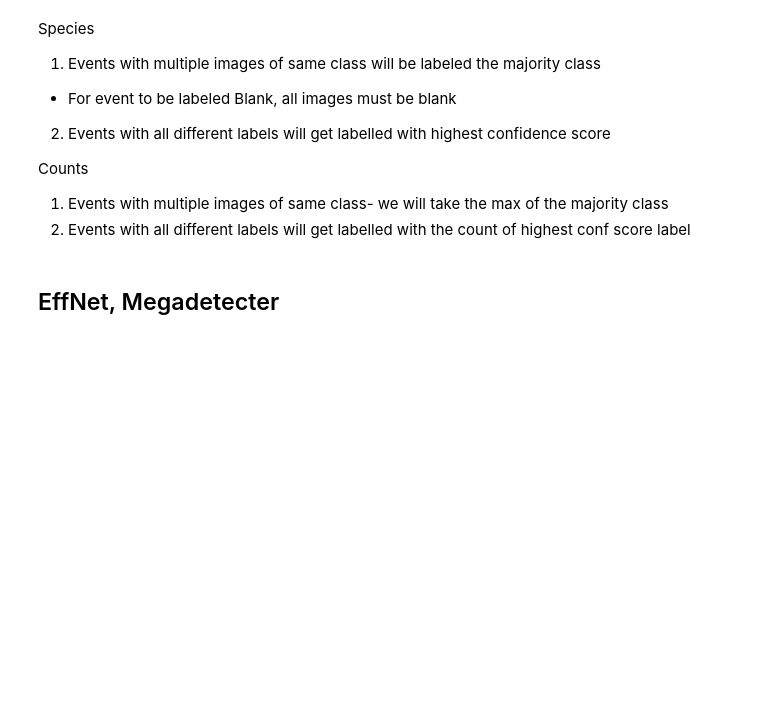
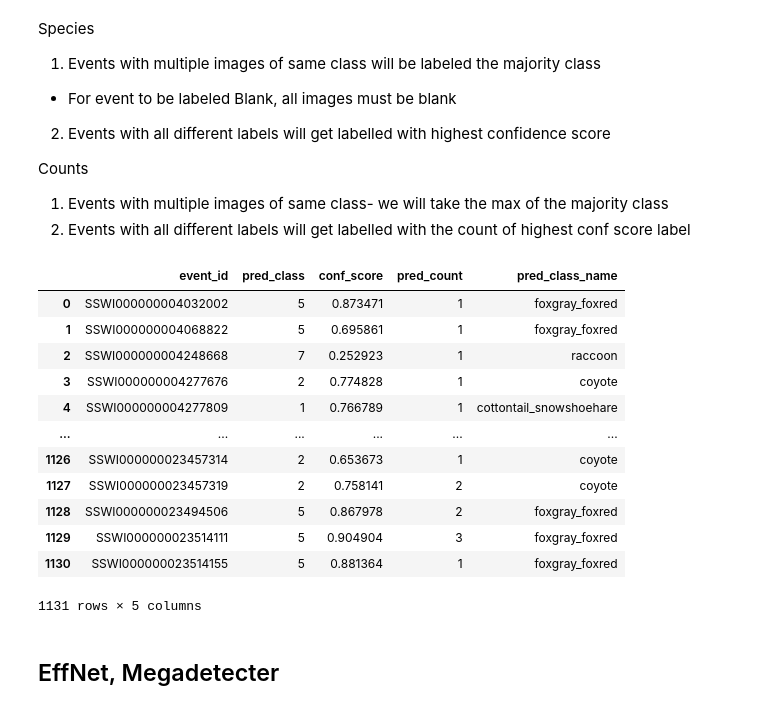
Before and after one commit to jroshanucb/capstone, a Jupyter notebook: ensemble/Ensemble Predictions.ipynb, the cells around one changed output. Cells and saved outputs as stored; diff of their text form; code cells hidden in the pictures; blank space fills up the shorter version.

```diff
--- a/ensemble/Ensemble Predictions.ipynb
+++ b/ensemble/Ensemble Predictions.ipynb
@@ -307,6 +323,19 @@ Species
 Counts
 1. Events with multiple images of same class- we will take the max of the majority class
 2. Events with all different labels will get labelled with the count of highest conf score label
+# %%
+labels = pd.DataFrame(['foxgray_foxred',
+              'cottontail_snowshoehare',
+              'raccoon',
+              'opossum',
+              'turkey',
+              'bear',
+              'elk',
+              'deer',
+              'coyote',
+              'wolf']).sort_values(0)
+labels = labels.rename(columns = {0: 'species'})
+labels.insert(0, 'class', range(0, len(labels)))
 # %%
 #Event column- remove A,B,C appendix
 predictions['event_id'] = predictions['filename'].str[:-1]
@@ -406,6 +435,22 @@ yolo_preds_df = yolo_preds_df.rename(columns = {'class': 'pred_class',
                                                'conf_score_max': 'conf_score',
                                                 'count': 'pred_count',
                                                'species': 'pred_class_name'})
+# %%
+yolo_preds_df
+# %% [output]
+|  | event_id | pred_class | conf_score | pred_count | pred_class_name |
+| 0 | SSWI000000004032002 | 5 | 0.873471 | 1 | foxgray_foxred |
+| 1 | SSWI000000004068822 | 5 | 0.695861 | 1 | foxgray_foxred |
+| 2 | SSWI000000004248668 | 7 | 0.252923 | 1 | raccoon |
+| 3 | SSWI000000004277676 | 2 | 0.774828 | 1 | coyote |
+| 4 | SSWI000000004277809 | 1 | 0.766789 | 1 | cottontail_snowshoehare |
+| ... | ... | ... | ... | ... | ... |
+| 1126 | SSWI000000023457314 | 2 | 0.653673 | 1 | coyote |
+| 1127 | SSWI000000023457319 | 2 | 0.758141 | 2 | coyote |
+| 1128 | SSWI000000023494506 | 5 | 0.867978 | 2 | foxgray_foxred |
+| 1129 | SSWI000000023514111 | 5 | 0.904904 | 3 | foxgray_foxred |
+| 1130 | SSWI000000023514155 | 5 | 0.881364 | 1 | foxgray_foxred |
+1131 rows × 5 columns
 # %% [markdown]
 ## EffNet, Megadetecter
 # %%
```
Also changed, not shown: parts of 1 cell of this notebook, 2 other files.
